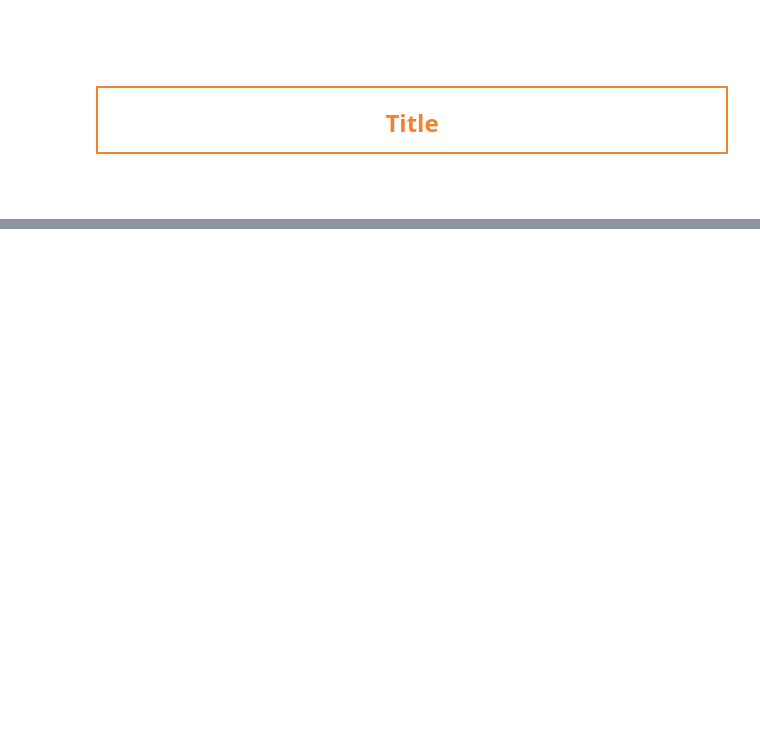
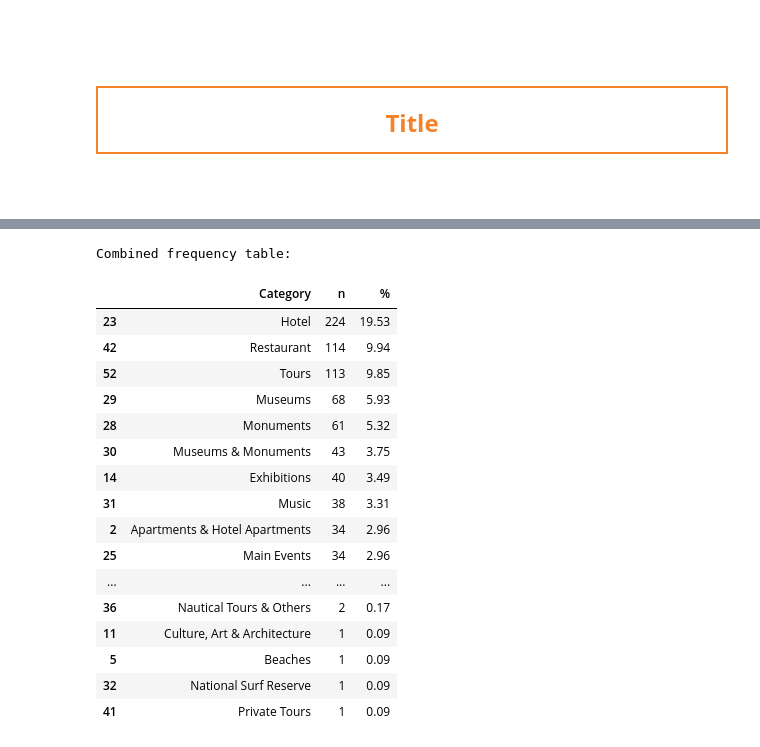
Before and after one commit to Silvestre17/LISBOA_MultiAgentSystem, a Jupyter notebook: data_collection/webscraping/visitlisbon.ipynb, the cells around one changed output, grey strips where cells are left out. Saved outputs shown, nothing was run; the diff lists cells and outputs as text; code cells hidden in the pictures; blank space fills up the shorter version.

```diff
--- a/data_collection/webscraping/visitlisbon.ipynb
+++ b/data_collection/webscraping/visitlisbon.ipynb
@@ -87,0 +110,8 @@ AAAAAAAAAAA
+# %%
+# Frequency table for events.json categories
+events_freq = events_df['category'].value_counts().reset_index()
+events_freq.columns = ['Category', 'n']
+events_freq['%'] = (events_freq['n'] / events_freq['n'].sum() * 100).round(2)
+
+print("Frequency table for events.json:")
+events_freq
@@ -87,0 +157,30 @@ AAAAAAAAAAA
+# %%
+# Combined frequency table
+events_freq['Source'] = 'Events'
+places_freq['Source'] = 'Places'
+combined_freq = pd.concat([events_freq, places_freq])
+combined_freq = combined_freq.groupby('Category')['n'].sum().reset_index()
+combined_freq['%'] = (combined_freq['n'] / combined_freq['n'].sum() * 100).round(2)
+combined_freq = combined_freq.sort_values('n', ascending=False)
+
+print("Combined frequency table:")
+combined_freq
+# %% [output]
+Combined frequency table:
+|  | Category | n | % |
+| 23 | Hotel | 224 | 19.53 |
+| 42 | Restaurant | 114 | 9.94 |
+| 52 | Tours | 113 | 9.85 |
+| 29 | Museums | 68 | 5.93 |
+| 28 | Monuments | 61 | 5.32 |
+| 30 | Museums & Monuments | 43 | 3.75 |
+| 14 | Exhibitions | 40 | 3.49 |
+| 31 | Music | 38 | 3.31 |
+| 2 | Apartments & Hotel Apartments | 34 | 2.96 |
+| 25 | Main Events | 34 | 2.96 |
+| ... | ... | ... | ... |
+| 36 | Nautical Tours & Others | 2 | 0.17 |
+| 11 | Culture, Art & Architecture | 1 | 0.09 |
+| 5 | Beaches | 1 | 0.09 |
+| 32 | National Surf Reserve | 1 | 0.09 |
+| 41 | Private Tours | 1 | 0.09 |
```
Also changed, not shown: parts of 7 cells of this notebook, 5 other files.
